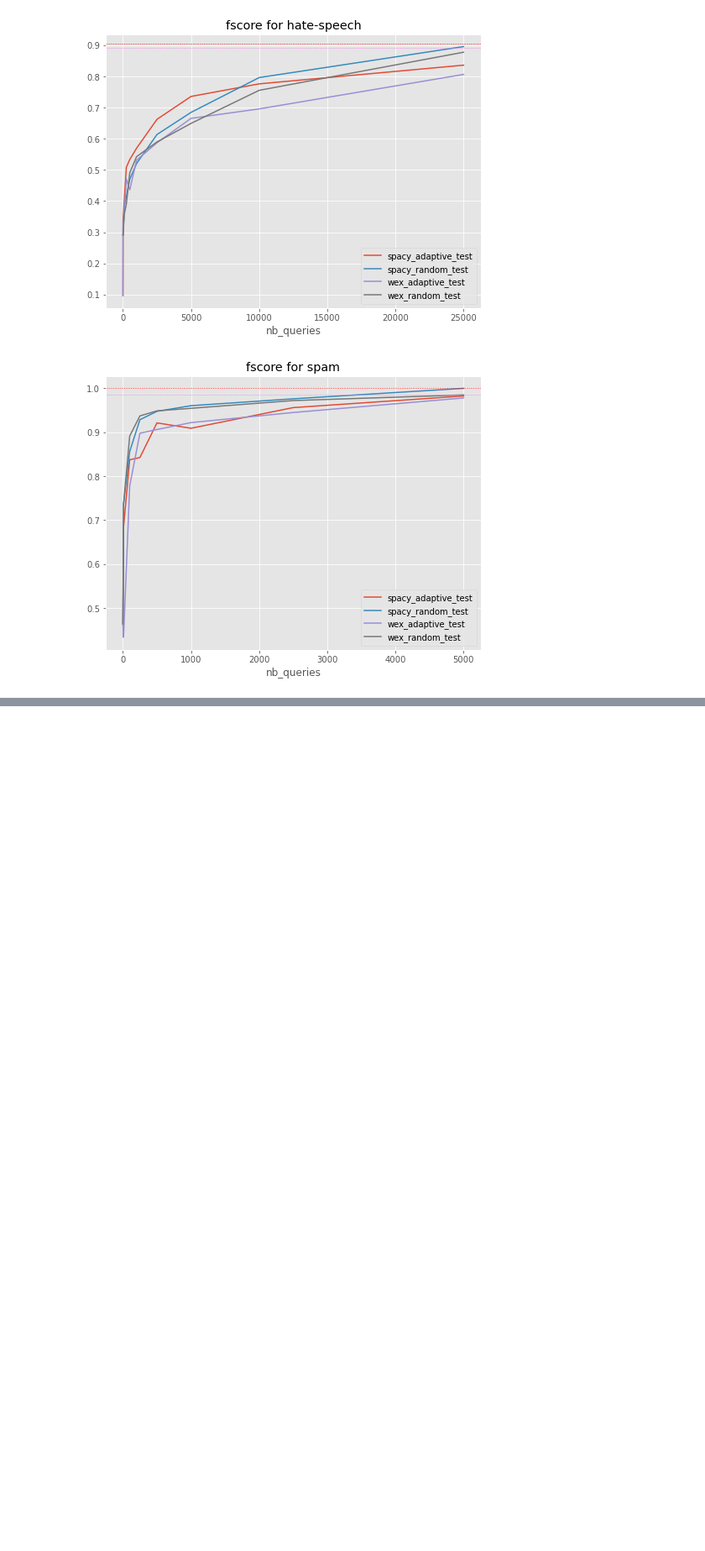
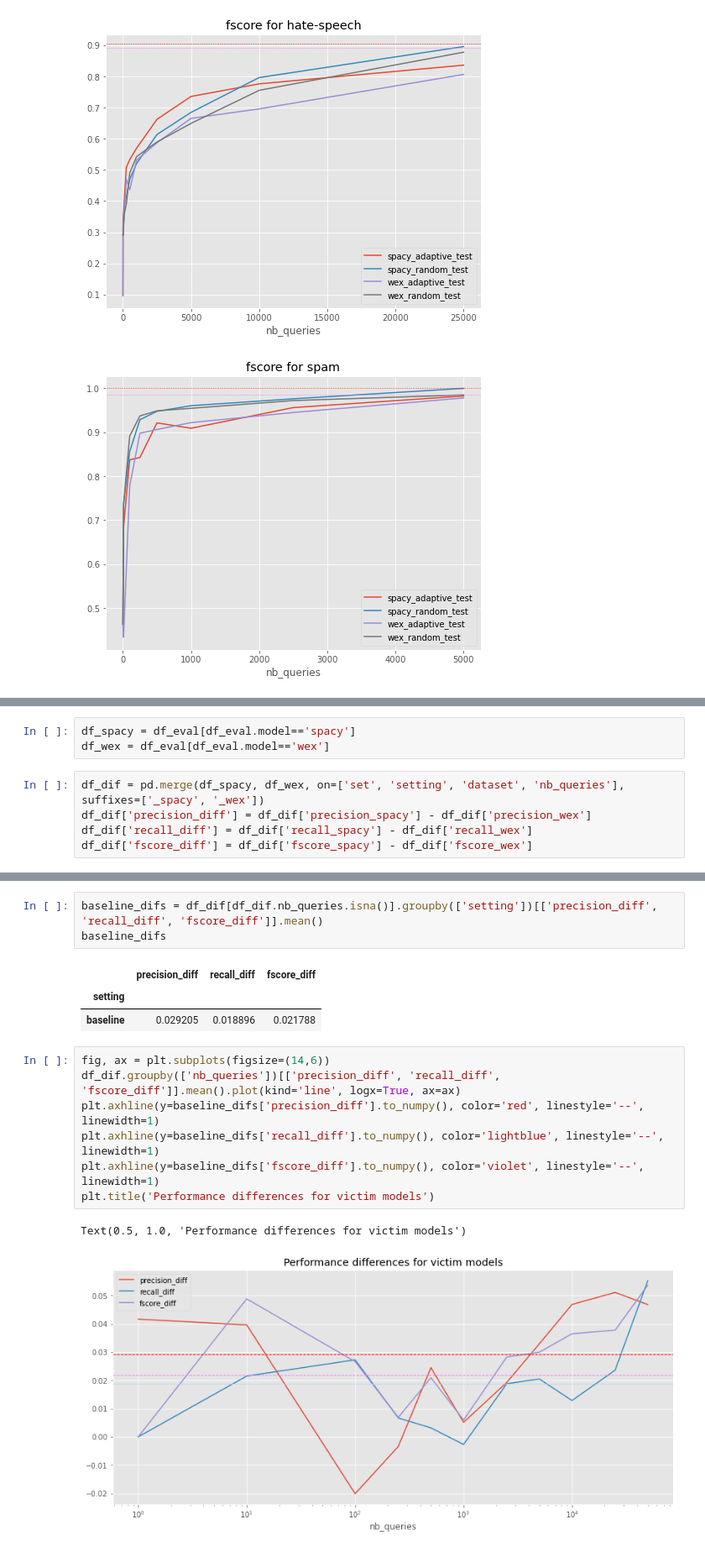
Before and after one commit to freecraver/nlp-stealing, a Jupyter notebook: eval.ipynb, the cells around one changed output, grey strips where cells are left out. Shown at 84% size. Saved outputs shown, nothing was run; the diff lists cells and outputs as text; blank space fills up the shorter version.

```diff
--- a/eval.ipynb
+++ b/eval.ipynb
@@ -171,0 +193,8 @@ for use_case in df_eval.dataset.unique().tolist():
+# %%
+df_spacy = df_eval[df_eval.model=='spacy']
+df_wex = df_eval[df_eval.model=='wex']
+# %%
+df_dif = pd.merge(df_spacy, df_wex, on=['set', 'setting', 'dataset', 'nb_queries'], suffixes=['_spacy', '_wex'])
+df_dif['precision_diff'] = df_dif['precision_spacy'] - df_dif['precision_wex']
+df_dif['recall_diff'] = df_dif['recall_spacy'] - df_dif['recall_wex']
+df_dif['fscore_diff'] = df_dif['fscore_spacy'] - df_dif['fscore_wex']
@@ -171,0 +243,17 @@ for use_case in df_eval.dataset.unique().tolist():
+# %%
+baseline_difs = df_dif[df_dif.nb_queries.isna()].groupby(['setting'])[['precision_diff', 'recall_diff', 'fscore_diff']].mean()
+baseline_difs
+# %% [output]
+|  | precision_diff | recall_diff | fscore_diff |
+| setting |  |  |  |
+| baseline | 0.029205 | 0.018896 | 0.021788 |
+# %%
+fig, ax = plt.subplots(figsize=(14,6))
+df_dif.groupby(['nb_queries'])[['precision_diff', 'recall_diff', 'fscore_diff']].mean().plot(kind='line', logx=True, ax=ax)
+plt.axhline(y=baseline_difs['precision_diff'].to_numpy(), color='red', linestyle='--', linewidth=1)
+plt.axhline(y=baseline_difs['recall_diff'].to_numpy(), color='lightblue', linestyle='--', linewidth=1)
+plt.axhline(y=baseline_difs['fscore_diff'].to_numpy(), color='violet', linestyle='--', linewidth=1)
+plt.title('Performance differences for victim models')
+# %% [output]
+Text(0.5, 1.0, 'Performance differences for victim models')
+[figure, added]
```
Also changed, not shown: parts of 6 cells of this notebook.
